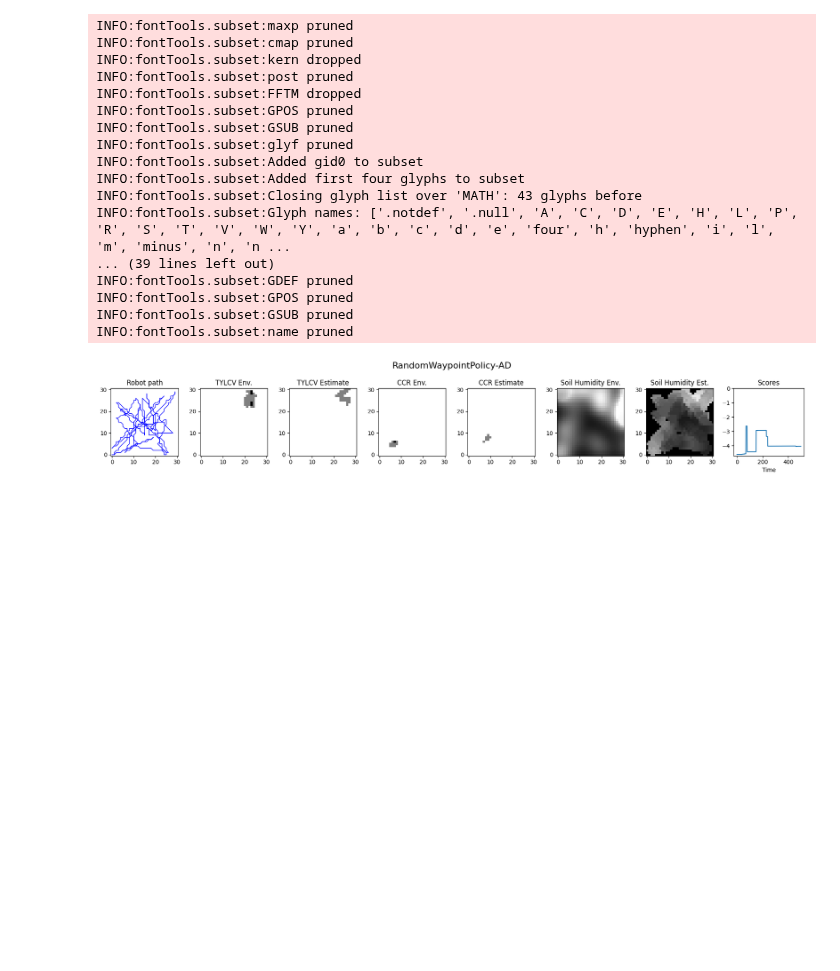
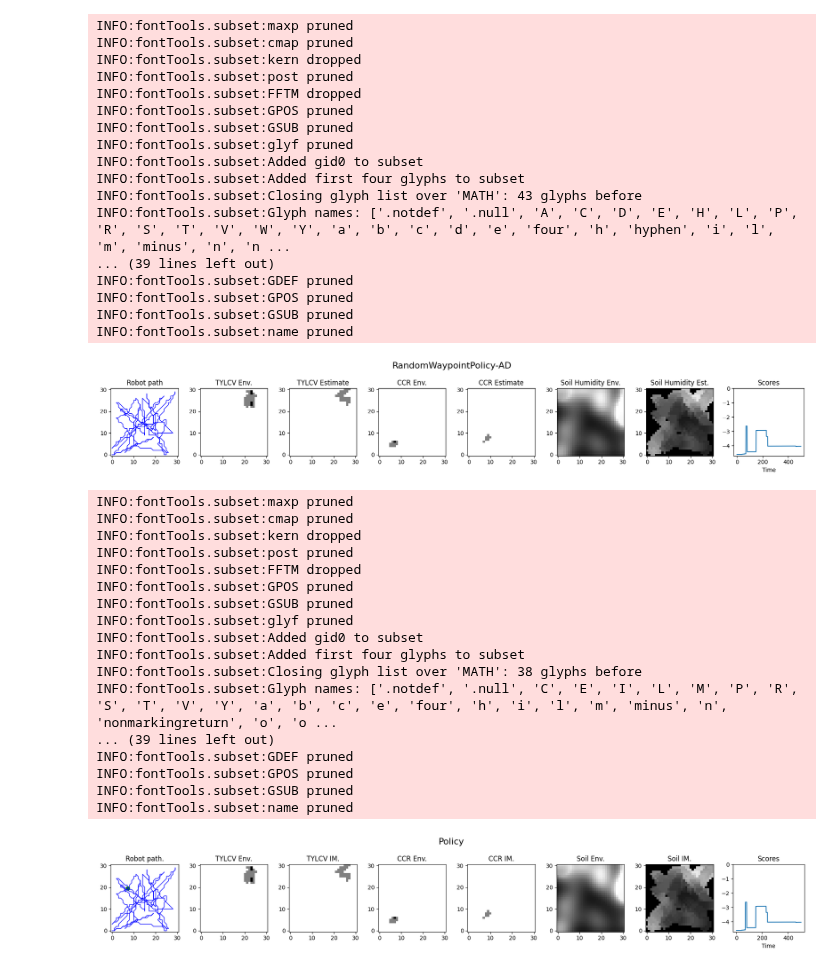
Before and after one commit to lboloni/WaterberryFarms, a Jupyter notebook: notebooks/1Robot1Day-Visualize.ipynb, the cells around one changed output. Drawn from its saved outputs; the diff is of its cells as text; code cells hidden in the pictures; blank space fills up the shorter version.

Commit message:
Visual refactoring done.

```diff
--- a/notebooks/1Robot1Day-Visualize.ipynb
+++ b/notebooks/1Robot1Day-Visualize.ipynb
@@ -77,3 +79,41 @@ INFO:fontTools.subset:GPOS pruned
 INFO:fontTools.subset:GSUB pruned
 INFO:fontTools.subset:name pruned
 [figure]
+# %%
+fig, ((ax_robot_path, ax_env_tylcv, ax_im_tylcv, ax_env_ccr, ax_im_ccr, ax_env_soil, ax_im_soil, ax_scores)) = plt.subplots(1, 8, figsize=(18,3))
+
+
+wbf_figures.show_empty(results, ax_robot_path)
+wbf_figures.show_robot_path(results, ax_robot_path)
+wbf_figures.show_env_tylcv(results, ax_env_tylcv)
+wbf_figures.show_im_tylcv(results, ax_im_tylcv)
+wbf_figures.show_env_ccr(results, ax_env_ccr)
+wbf_figures.show_im_ccr(results, ax_im_ccr)
+wbf_figures.show_env_soil(results, ax_env_soil)
+wbf_figures.show_im_soil(results, ax_im_soil)
+
+wbf_figures.graph_scores(results, ax_scores, label = None)
+
+fig.suptitle("Policy", fontsize=16)
+fig.tight_layout()
+fig.show()
+plt.savefig(pathlib.Path(results["results-basedir"], "daily-new.pdf"))
+# %% [output]
+INFO:fontTools.subset:maxp pruned
+INFO:fontTools.subset:cmap pruned
+INFO:fontTools.subset:kern dropped
+INFO:fontTools.subset:post pruned
+INFO:fontTools.subset:FFTM dropped
+INFO:fontTools.subset:GPOS pruned
+INFO:fontTools.subset:GSUB pruned
+INFO:fontTools.subset:glyf pruned
+INFO:fontTools.subset:Added gid0 to subset
+INFO:fontTools.subset:Added first four glyphs to subset
+INFO:fontTools.subset:Closing glyph list over 'MATH': 38 glyphs before
+INFO:fontTools.subset:Glyph names: ['.notdef', '.null', 'C', 'E', 'I', 'L', 'M', 'P', 'R', 'S', 'T', 'V', 'Y', 'a', 'b', 'c', 'e', 'four', 'h', 'i', 'l', 'm', 'minus', 'n', 'nonmarkingreturn', 'o', 'o ...
+... (39 lines left out)
+INFO:fontTools.subset:GDEF pruned
+INFO:fontTools.subset:GPOS pruned
+INFO:fontTools.subset:GSUB pruned
+INFO:fontTools.subset:name pruned
+[figure, added]
```
Also changed, not shown: parts of 2 cells of this notebook, 2 other files.
